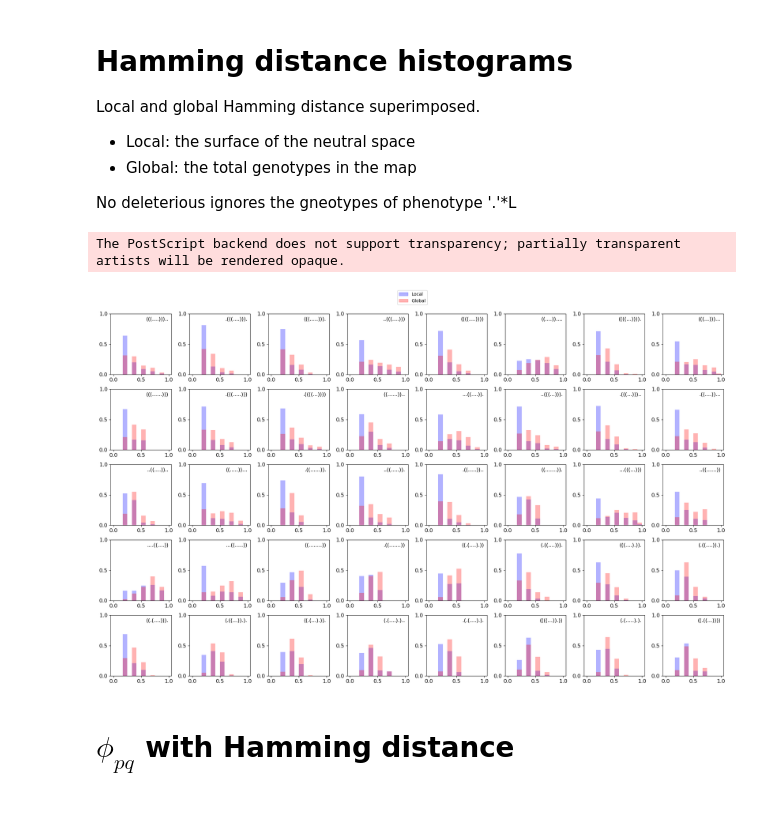
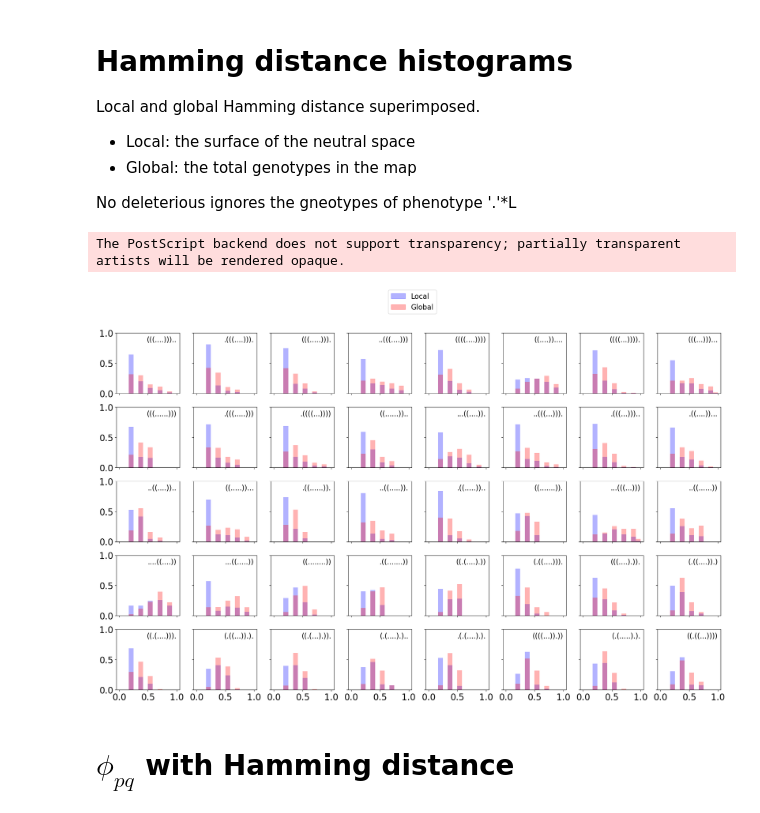
Before and after one commit to paulagrcg/phenodistance, a Jupyter notebook: plots/plotsnotebook.ipynb, the cells around one changed output. Cells and saved outputs as stored; diff of their text form; code cells hidden in the pictures.

```diff
--- a/plots/plotsnotebook.ipynb
+++ b/plots/plotsnotebook.ipynb
@@ -29,41 +29,41 @@ import numpy as np
 import matplotlib.patches as mpatches
 L=12
 K=4
-fig, axs = plt.subplots(5, 8, figsize=(20, 12))  # 5 rows, 8 columns
+fig, axs = plt.subplots(5, 8, figsize=(20, 12), sharex=True, sharey=True)  # 5 rows, 8 columns
 
 bins = np.linspace(0, 1, L+1)
 
 
 for i, ax in enumerate(axs.flatten()):
     if i < len(hamminglocalDPD):
         key = list(sort_neutralsets.keys())[i+1]
 
         h_values = list(hamminglocalDPD[key].keys())
         counts = list(hamminglocalDPD[key].values())
 
         ax.hist(h_values, bins=bins, weights=np.array(counts)/(edgeD[key]), color='blue', alpha=0.3)
 
         h_values1 = list(hammingglobalDPD[key].keys())
         counts1 = np.array(list(hammingglobalDPD[key].values()))/np.sum(list(sort_neutralsets.values())[1:])
 
         ax.hist(h_values1, bins=bins, weights=np.array(counts1), color='red', alpha=0.3)
 
-        ax.text(0.95, 0.95, key, horizontalalignment='right', verticalalignment='top', transform=ax.transAxes, fontsize=12)
+        ax.text(0.95, 0.95, key, horizontalalignment='right', verticalalignment='top', transform=ax.transAxes, fontsize=16)
         ax.set_yticks([0.0,0.5,1.0])
         ax.set_xticks([0.0,0.5,1.0])
-        ax.tick_params(axis='both', which='major', labelsize=12)  # Set tick label size
+        ax.tick_params(axis='both', which='major', labelsize=20)  # Set tick label size
 
 
 blue_patch = mpatches.Patch(color='blue', alpha=0.3, label='Local')
 red_patch = mpatches.Patch(color='red', alpha=0.3, label='Global')
-fig.legend(handles=[blue_patch, red_patch], loc='upper center', bbox_to_anchor=(0.5, 1.05), fontsize=10)
+fig.legend(handles=[blue_patch, red_patch], loc='upper center', bbox_to_anchor=(0.5, 1.1), fontsize=16)
 plt.tight_layout()
 plt.savefig("hamming.png", bbox_inches='tight')
 plt.savefig("hamming.eps", bbox_inches='tight')
 plt.show()
 # %% [output]
 The PostScript backend does not support transparency; partially transparent artists will be rendered opaque.
-[figure, old version]
+[figure, new version]
 # %% [markdown]
 # $\phi_{pq}$ with Hamming distance
 # %% [markdown]
```
Also changed, not shown: parts of 1 cell of this notebook, 4 other files.
